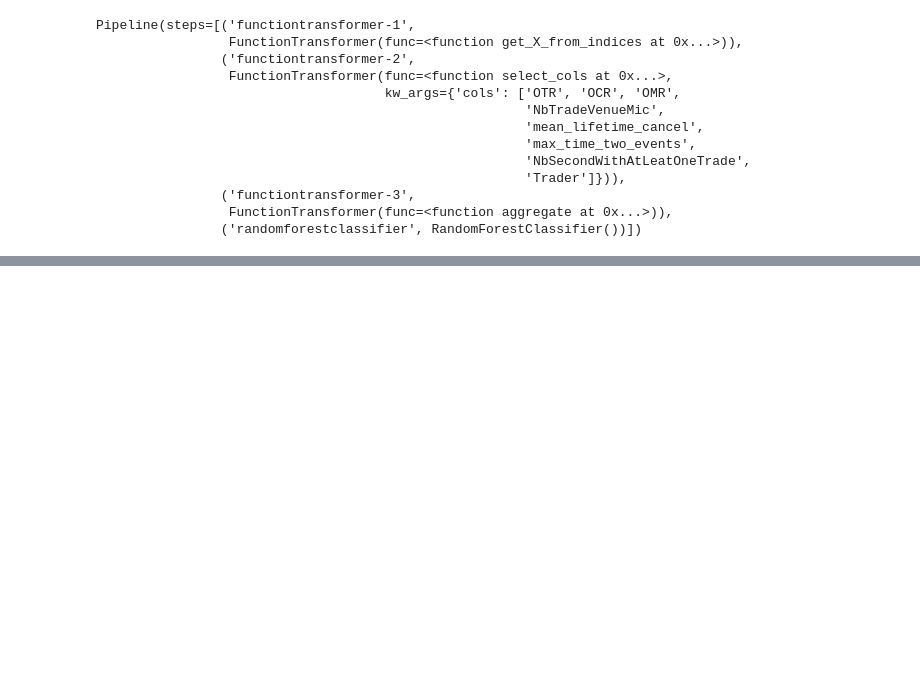
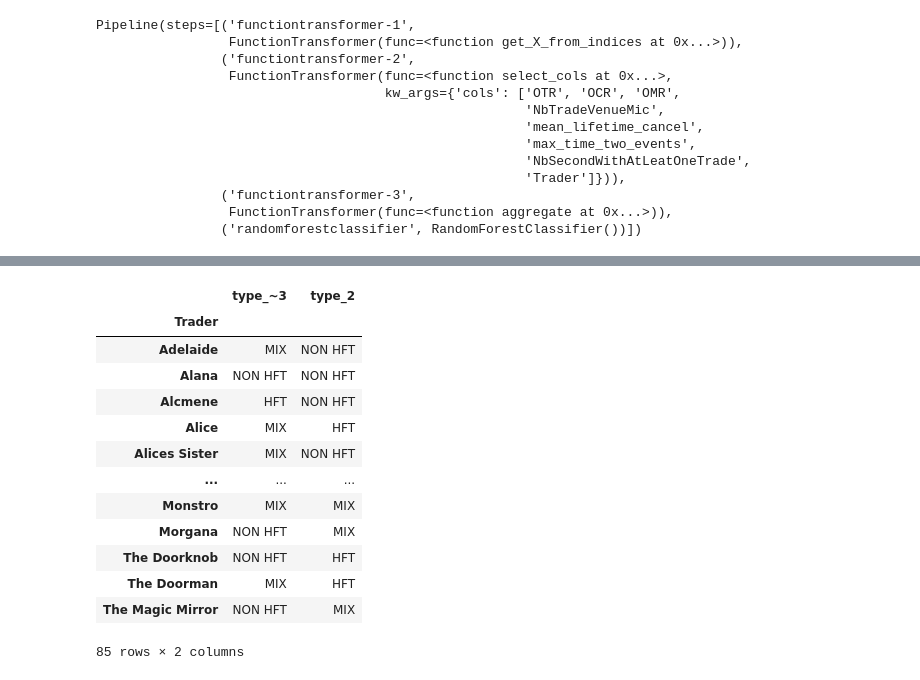
Before and after one commit to UltraDiuve/ens_challenge50, a Jupyter notebook: Notebook.ipynb, the cells around one changed output, grey strips where cells are left out. Saved outputs shown, nothing was run; the diff lists cells and outputs as text; code cells hidden in the pictures; blank space fills up the shorter version.

```diff
--- a/Notebook.ipynb
+++ b/Notebook.ipynb
@@ -999,0 +1156,20 @@ pd.DataFrame(result, columns=['Trader', 'type']).set_index('Trader').to_csv(data
+# %%
+pd.DataFrame(
+    np.vstack([x_test.Trader.unique(), pipe[-1].predict(to_pred[columns])]).T,
+    columns=['Trader', 'type']
+).set_index('Trader').join(sub2, lsuffix='_~3', rsuffix='_2')
+# %% [output]
+|  | type_~3 | type_2 |
+| Trader |  |  |
+| Adelaide | MIX | NON HFT |
+| Alana | NON HFT | NON HFT |
+| Alcmene | HFT | NON HFT |
+| Alice | MIX | HFT |
+| Alices Sister | MIX | NON HFT |
+| ... | ... | ... |
+| Monstro | MIX | MIX |
+| Morgana | NON HFT | MIX |
+| The Doorknob | NON HFT | HFT |
+| The Doorman | MIX | HFT |
+| The Magic Mirror | NON HFT | MIX |
+85 rows × 2 columns
```
Also changed, not shown: parts of 41 cells of this notebook, 7 other files.
